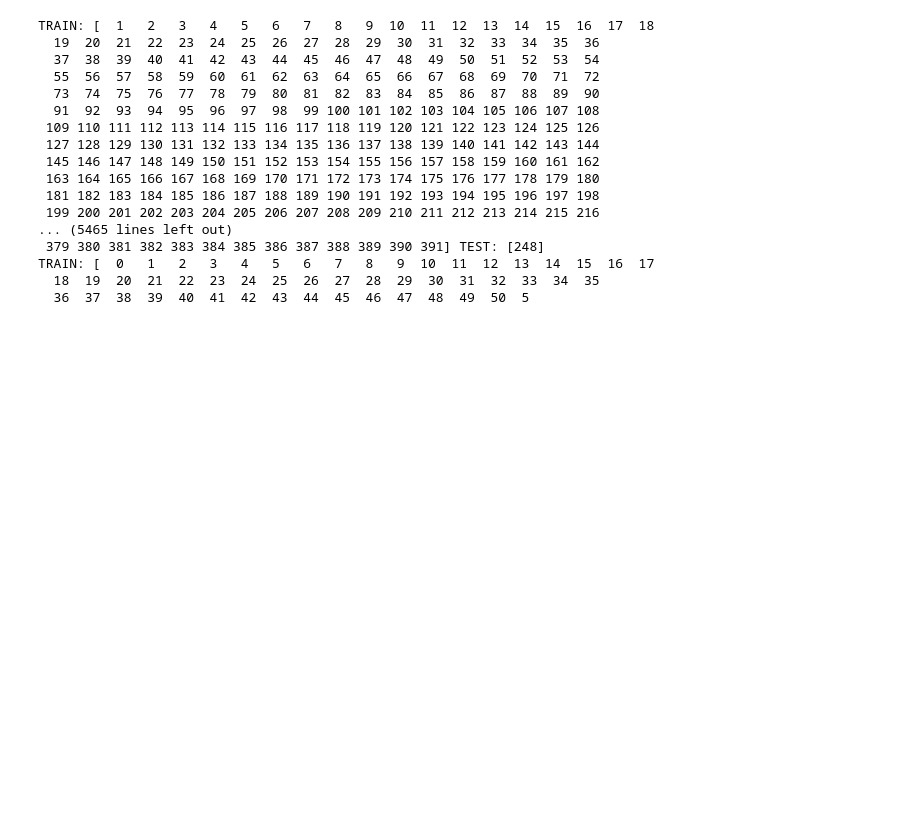
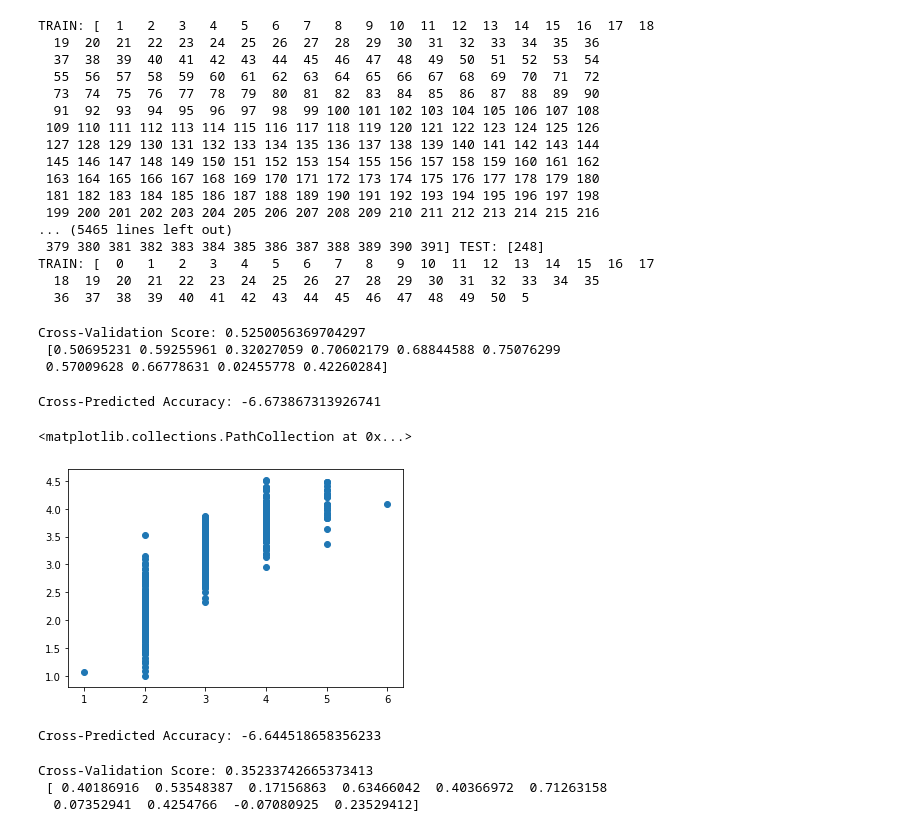
Before and after one commit to DogeFL/machineLearningAssignment1, a Jupyter notebook: mini_project1_algorithm1.ipynb, the cells around one changed output. Drawn from its saved outputs; the diff is of its cells as text; code cells hidden in the pictures; blank space fills up the shorter version.

Commit message:
Updated 10 fold

```diff
--- a/mini_project1_algorithm1.ipynb
+++ b/mini_project1_algorithm1.ipynb
@@ -433,0 +425,33 @@ We will choose Random Forest Regression since it has the lowest
+# %%
+# Performing 10 fold cross validation
+scores = cross_val_score(regressor, X, y, cv=10)
+print("Cross-Validation Score:", np.mean(scores), "\n",scores)
+# %% [output]
+Cross-Validation Score: 0.5250056369704297
+ [0.50695231 0.59255961 0.32027059 0.70602179 0.68844588 0.75076299
+ 0.57009628 0.66778631 0.02455778 0.42260284]
+# %%
+predictions = cross_val_predict(regressor, X, y, cv=10)
+accuracy = metrics.r2_score(Y,predictions)
+print("Cross-Predicted Accuracy:", accuracy)
+# %% [output]
+Cross-Predicted Accuracy: -6.673867313926741
+# %%
+plt.scatter(y, predictions)
+# %% [output]
+<matplotlib.collections.PathCollection at 0x...>
+[figure, added]
+# %%
+predictions = cross_val_predict(decision_tree_reg, X, y, cv=10)
+accuracy = metrics.r2_score(Y,predictions)
+print("Cross-Predicted Accuracy:", accuracy)
+# %% [output]
+Cross-Predicted Accuracy: -6.644518658356233
+# %%
+# Performing 10 fold cross validation
+scores = cross_val_score(decision_tree_reg, X, y, cv=10)
+print("Cross-Validation Score:", np.mean(scores), "\n",scores)
+# %% [output]
+Cross-Validation Score: 0.35233742665373413
+ [ 0.40186916  0.53548387  0.17156863  0.63466042  0.40366972  0.71263158
+  0.07352941  0.4254766  -0.07080925  0.23529412]
```
Also changed, not shown: parts of 8 cells of this notebook.
